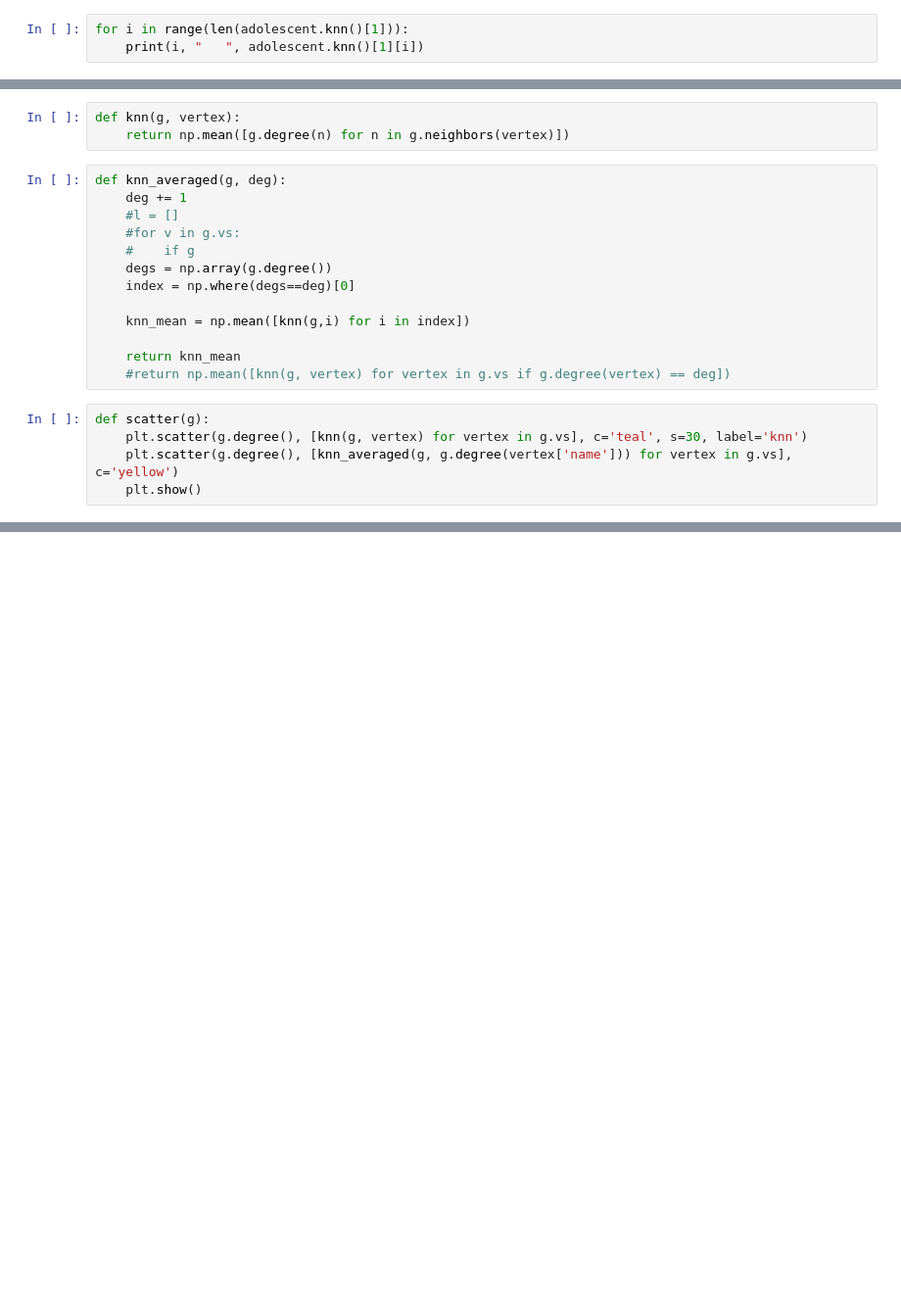
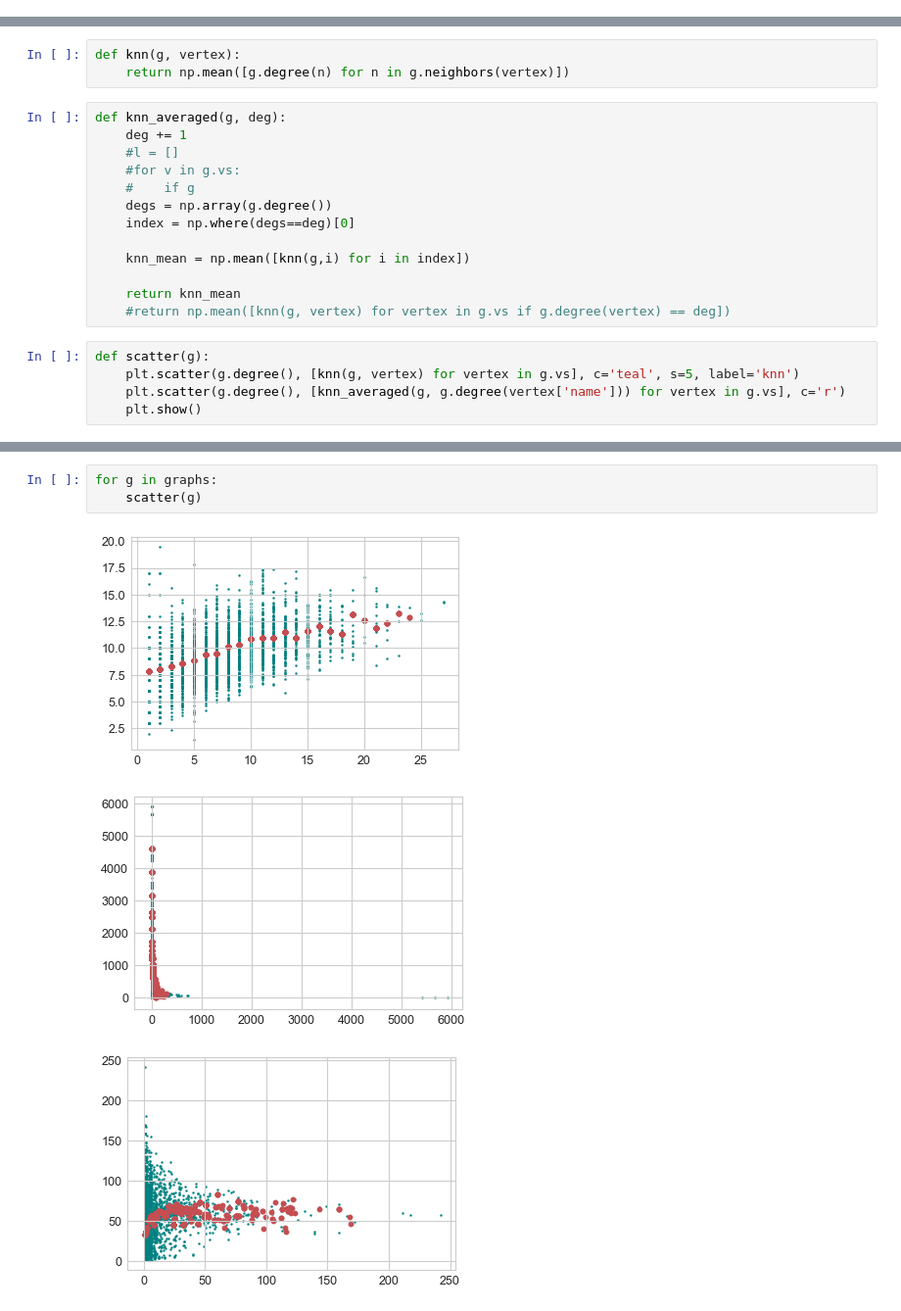
Before and after one commit to rtyh12/cna06, a Jupyter notebook: Problem 6-3.ipynb, the cells around one changed output, grey strips where cells are left out. Shown: that part at 98% size. Drawn from its saved outputs; the diff is of its cells as text; blank space fills up the shorter version.

```diff
--- a/Problem 6-3.ipynb
+++ b/Problem 6-3.ipynb
@@ -38,6 +41,3 @@ for g in graphs:
 adolescent :  2530 vertices, 10026 edges
 jdk :  6424 vertices, 53821 edges
 openflights :  2911 vertices, 15593 edges
-# %%
-for i in range(len(adolescent.knn()[1])):
-    print(i, "   ", adolescent.knn()[1][i])
@@ -110,6 +104,6 @@ def knn_averaged(g, deg):
     #return np.mean([knn(g, vertex) for vertex in g.vs if g.degree(vertex) == deg])
 # %%
 def scatter(g):
-    plt.scatter(g.degree(), [knn(g, vertex) for vertex in g.vs], c='teal', s=30, label='knn')
-    plt.scatter(g.degree(), [knn_averaged(g, g.degree(vertex['name'])) for vertex in g.vs], c='yellow')
+    plt.scatter(g.degree(), [knn(g, vertex) for vertex in g.vs], c='teal', s=5, label='knn')
+    plt.scatter(g.degree(), [knn_averaged(g, g.degree(vertex['name'])) for vertex in g.vs], c='r')
     plt.show()
@@ -119,0 +110,7 @@ scatter(adolescent)
+# %%
+for g in graphs:
+    scatter(g)
+# %% [output]
+[figure, added]
+[figure, added]
+[figure, added]
```
Also changed, not shown: parts of 17 cells of this notebook, 1 other file.
